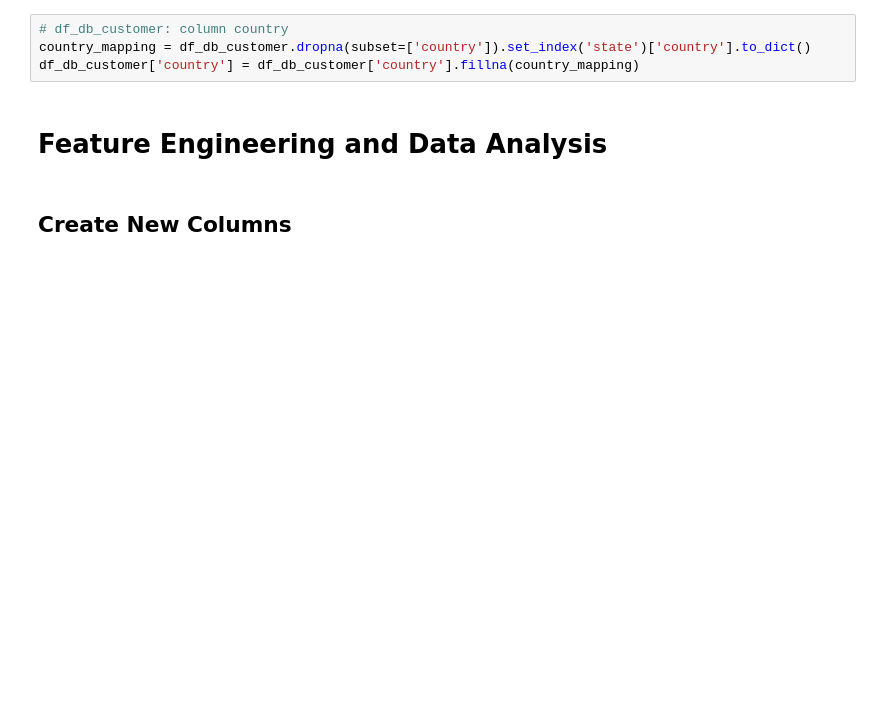
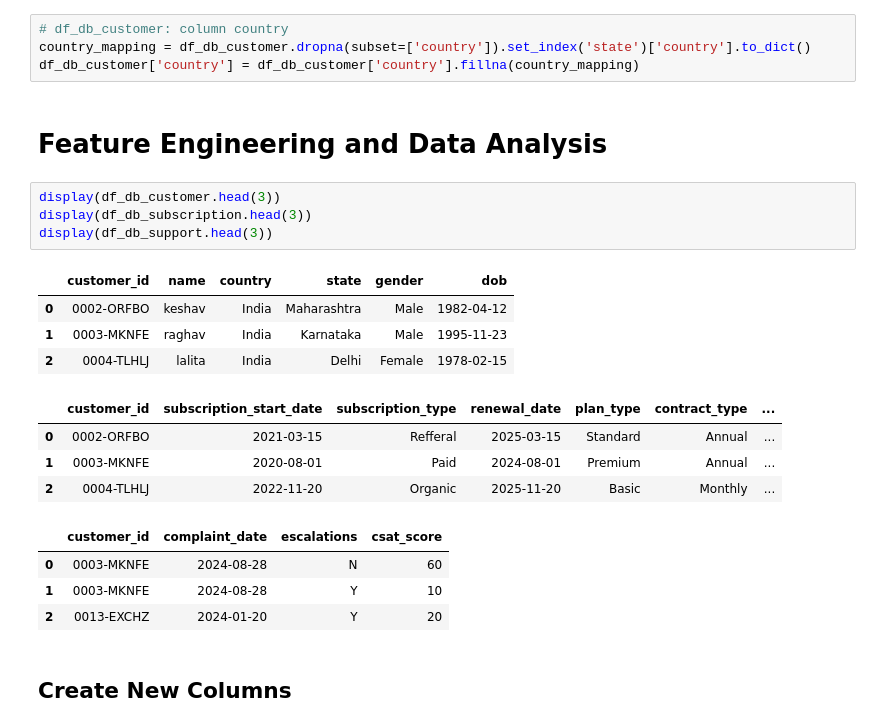
Before and after one commit to ThuCoo/ott-subscriber-churn-retention, a Jupyter notebook: churn_analysis.ipynb, the cells around one changed output. Saved outputs shown, nothing was run; the diff lists cells and outputs as text; blank space fills up the shorter version.

```diff
--- a/churn_analysis.ipynb
+++ b/churn_analysis.ipynb
@@ -174,5 +186,22 @@ country_mapping = df_db_customer.dropna(subset=['country']).set_index('state')['
 df_db_customer['country'] = df_db_customer['country'].fillna(country_mapping)
 # %% [markdown]
 <h1> Feature Engineering and Data Analysis
+# %%
+display(df_db_customer.head(3))
+display(df_db_subscription.head(3))
+display(df_db_support.head(3))
+# %% [output]
+|  | customer_id | name | country | state | gender | dob |
+| 0 | 0002-ORFBO | keshav | India | Maharashtra | Male | 1982-04-12 |
+| 1 | 0003-MKNFE | raghav | India | Karnataka | Male | 1995-11-23 |
+| 2 | 0004-TLHLJ | lalita | India | Delhi | Female | 1978-02-15 |
+|  | customer_id | subscription_start_date | subscription_type | renewal_date | plan_type | contract_type | ... |
+| 0 | 0002-ORFBO | 2021-03-15 | Refferal | 2025-03-15 | Standard | Annual | ... |
+| 1 | 0003-MKNFE | 2020-08-01 | Paid | 2024-08-01 | Premium | Annual | ... |
+| 2 | 0004-TLHLJ | 2022-11-20 | Organic | 2025-11-20 | Basic | Monthly | ... |
+|  | customer_id | complaint_date | escalations | csat_score |
+| 0 | 0003-MKNFE | 2024-08-28 | N | 60 |
+| 1 | 0003-MKNFE | 2024-08-28 | Y | 10 |
+| 2 | 0013-EXCHZ | 2024-01-20 | Y | 20 |
 # %% [markdown]
 <h2> Create New Columns
```
Also changed, not shown: parts of 17 cells of this notebook, 1 other file.
